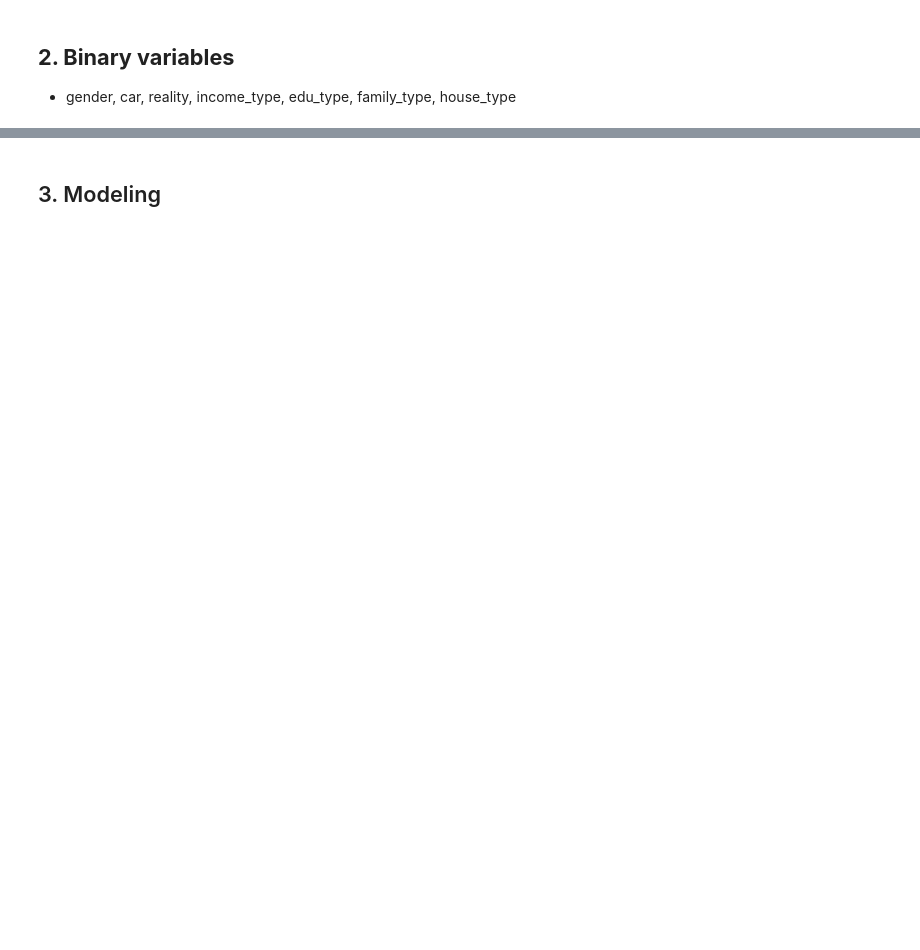
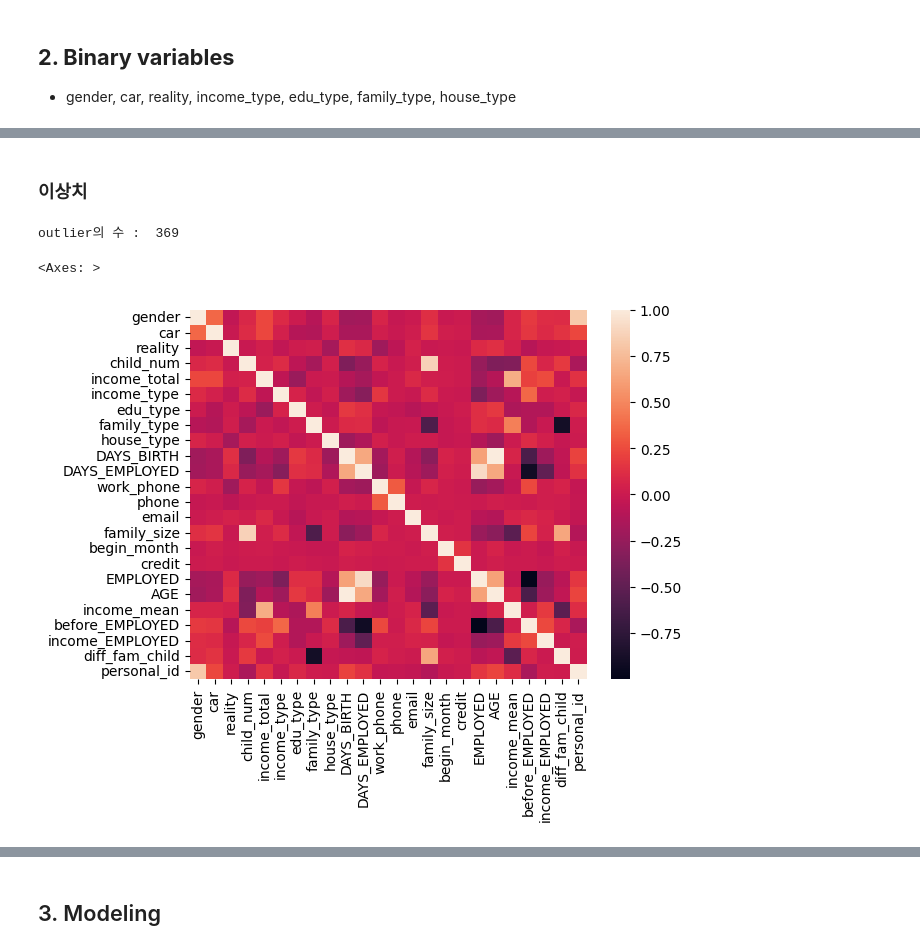
Before and after one commit to goodyoung/myMLstudy, a Jupyter notebook: Statistic/nothing_pre_model.ipynb, the cells around one changed output, grey strips where cells are left out. Cells and saved outputs as stored; diff of their text form; code cells hidden in the pictures; blank space fills up the shorter version.

```diff
--- a/Statistic/nothing_pre_model.ipynb
+++ b/Statistic/nothing_pre_model.ipynb
@@ -38,0 +67,9 @@ train["begin_month"] = abs(train["begin_month"])
+# %%
+train['EMPLOYED'] = train['DAYS_EMPLOYED'] // 365 #근속일
+train['AGE'] = train['DAYS_BIRTH'] // 365 # 나이
+train['income_mean'] = train['income_total'] / train['family_size'] # 소득 비율
+train['before_EMPLOYED'] = train['DAYS_BIRTH'] - train['DAYS_EMPLOYED'] # 고용될때 까지의 날짜
+train['income_EMPLOYED'] = train['income_total'] / train['DAYS_EMPLOYED'] # 일하면서 번돈?
+train['diff_fam_child'] = train['family_size'] - train['child_num'] # 전체 가족수 - 자식 수 (내 위에 사람들?)
+# %%
+train['personal_id'] = train['gender'] + "_" + train['DAYS_BIRTH'].astype(str) + "_" + train['income_total'].astype(str) + "_" + train['income_type'].astype(str)
@@ -46,6 +93,9 @@ skewed_features = ['income_total', 'DAYS_EMPLOYED']
 for feature in skewed_features:
     if (train[feature] > 0).all():
         train[feature] = np.log(train[feature])
+
+    if (test[feature] > 0).all():
+        test[feature] = np.log(test[feature])
 # %% [markdown]
 ## **2. Binary variables**
 
@@ -88,0 +125,32 @@ for i in bin:
+# %% [markdown]
+### 이상치
+# %%
+def remove_outlier(train,column):
+    df = train[column]
+    # 1분위수
+    quan_25 = np.percentile(df.values, 25)
+
+    # 3분위수
+    quan_75 = np.percentile(df.values, 75)
+
+    iqr = quan_75 - quan_25
+
+    lowest = quan_25 - iqr * 1.5
+    highest = quan_75 + iqr * 1.5
+    outlier_index = df[(df < lowest) | (df > highest)].index
+    print('outlier의 수 : ' , len(outlier_index))
+    train.drop(outlier_index, axis = 0, inplace = True)
+
+    return train
+
+candidate = ['child_num']
+# candidate = ["child_num","income_total","DAYS_BIRTH","DAYS_EMPLOYED","family_size","begin_month"]
+for cand in candidate:
+    train = remove_outlier(train,cand)
+# %% [output]
+outlier의 수 :  369
+# %%
+sns.heatmap(train.corr())
+# %% [output]
+<Axes: >
+[figure, added]
```
Also changed, not shown: parts of 53 cells of this notebook.
